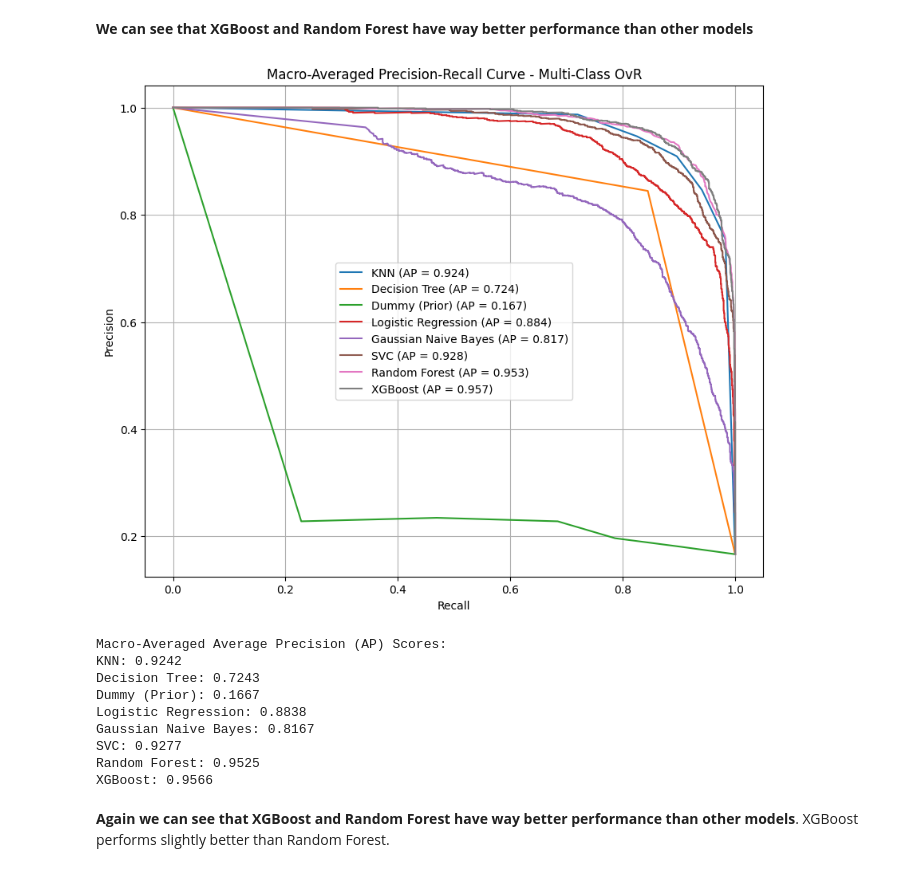
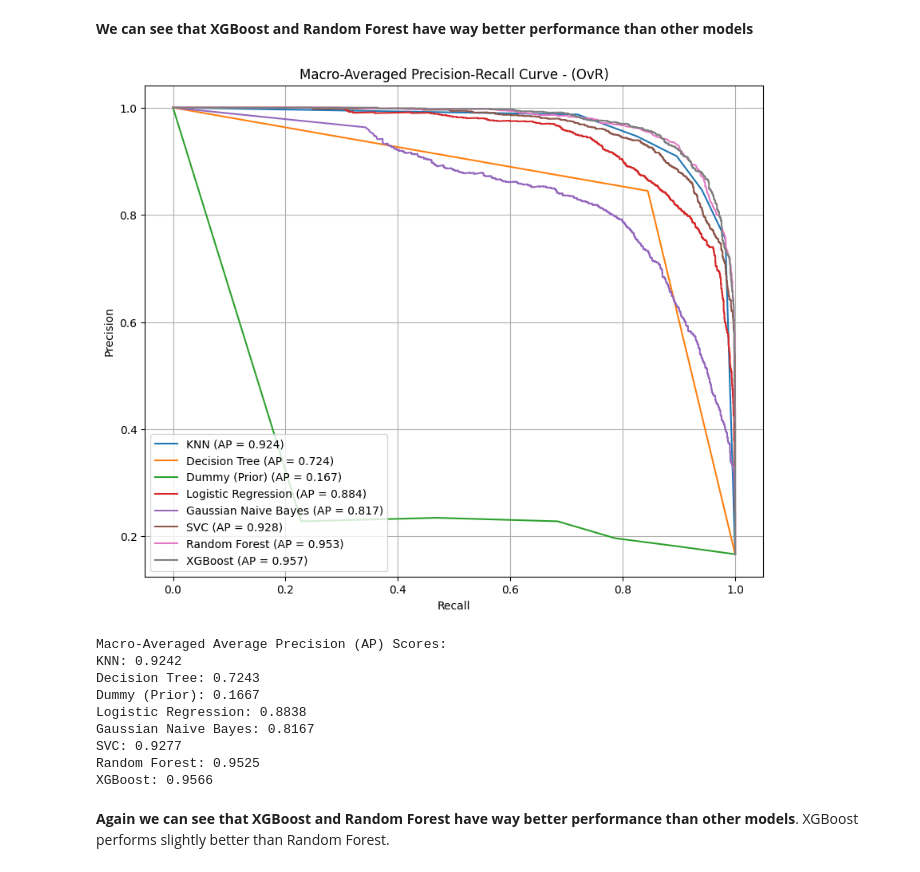
Before and after one commit to boeing314/DALAB_ASSIGNMENT_7, a Jupyter notebook: A7.ipynb, the cells around one changed output. Drawn from its saved outputs; the diff is of its cells as text; code cells hidden in the pictures.

```diff
--- a/A7.ipynb
+++ b/A7.ipynb
@@ -15,16 +15,17 @@ y = statlog_landsat_satellite.data.targets
 We will remove class 6 which is the class where all types are present.
 # %%
 from sklearn.preprocessing import LabelEncoder
-mix_index=[]
-for index,row in y.iterrows():
-    if row['class']==6:
-        mix_index.append(index)
-y=y.drop(index=mix_index,axis=0)
-X=X.drop(index=mix_index,axis=0)
-y=y.reset_index(drop=True)
-X=X.reset_index(drop=True)
 
-y = LabelEncoder().fit_transform(y)
+# removing class 6 which is mixed class
+mix_index = y[y['class'] == 6].index
+y = y.drop(index=mix_index)
+X = X.drop(index=mix_index)
+
+y = y.reset_index(drop=True)
+X = X.reset_index(drop=True)
+
+le = LabelEncoder()
+y = le.fit_transform(y['class'])
 # %% [markdown]
 We will standardize the feature X.
 # %%
@@ -428,36 +433,36 @@ plt.figure(figsize=(10, 8))
 for name, model in models.items():
 
     # Get probabilities or decision scores
     try:
         y_proba = model.predict_proba(X_test)
     except:
         y_proba = model.decision_function(X_test)
 
     ap_scores = []
     for i in range(len(classes)):
         precision, recall, _ = precision_recall_curve(y_test_bin[:, i], y_proba[:, i])
         ap = average_precision_score(y_test_bin[:, i], y_proba[:, i])
         ap_scores.append(ap)
 
     macro_ap = np.mean(ap_scores)
     model_ap[name] = macro_ap
 
     # Macro curve for visualization
     precision, recall, _ = precision_recall_curve(y_test_bin.ravel(), y_proba.ravel())
     plt.plot(recall, precision, label=f'{name} (AP = {macro_ap:.3f})')
 
-plt.title("Macro-Averaged Precision-Recall Curve - Multi-Class OvR")
+plt.title("Macro-Averaged Precision-Recall Curve - (OvR)")
 plt.xlabel("Recall")
 plt.ylabel("Precision")
-plt.legend()
+plt.legend(loc='lower left')
 plt.grid()
 plt.show()
 
 print("Macro-Averaged Average Precision (AP) Scores:")
 for name, score in model_ap.items():
     print(f"{name}: {score:.4f}")
 # %% [output]
-[figure, old version]
+[figure, new version]
 Macro-Averaged Average Precision (AP) Scores:
 KNN: 0.9242
 Decision Tree: 0.7243
```
Also changed, not shown: parts of 4 cells of this notebook.
